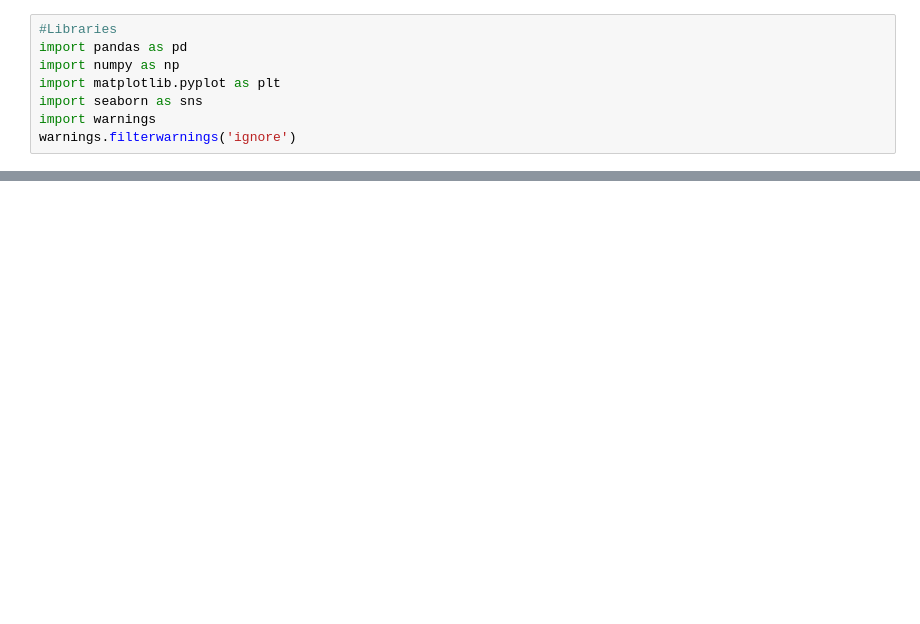
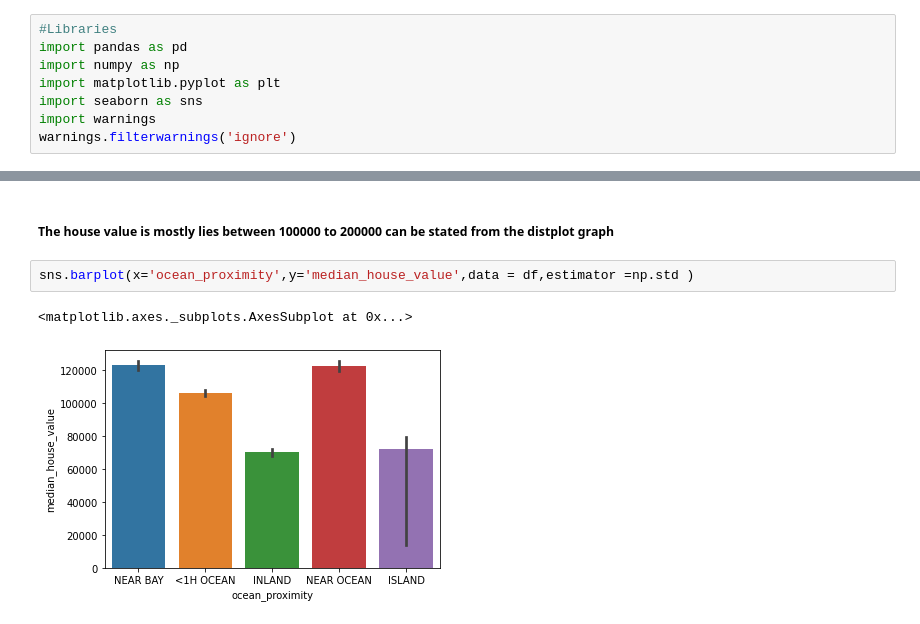
Before and after one commit to nikhil2020/California_Housing_Price_Prediction_ML_Project, a Jupyter notebook: California_Housing_Price.ipynb, the cells around one changed output, grey strips where cells are left out. Drawn from its saved outputs; the diff is of its cells as text; blank space fills up the shorter version.

```diff
--- a/California_Housing_Price.ipynb
+++ b/California_Housing_Price.ipynb
@@ -32,0 +99,7 @@ df.head()
+# %% [markdown]
+##### The house value is mostly lies between 100000 to 200000 can be stated from the distplot graph
+# %%
+sns.barplot(x='ocean_proximity',y='median_house_value',data = df,estimator =np.std )
+# %% [output]
+<matplotlib.axes._subplots.AxesSubplot at 0x...>
+[figure, added]
```
Also changed, not shown: parts of 53 cells of this notebook.
